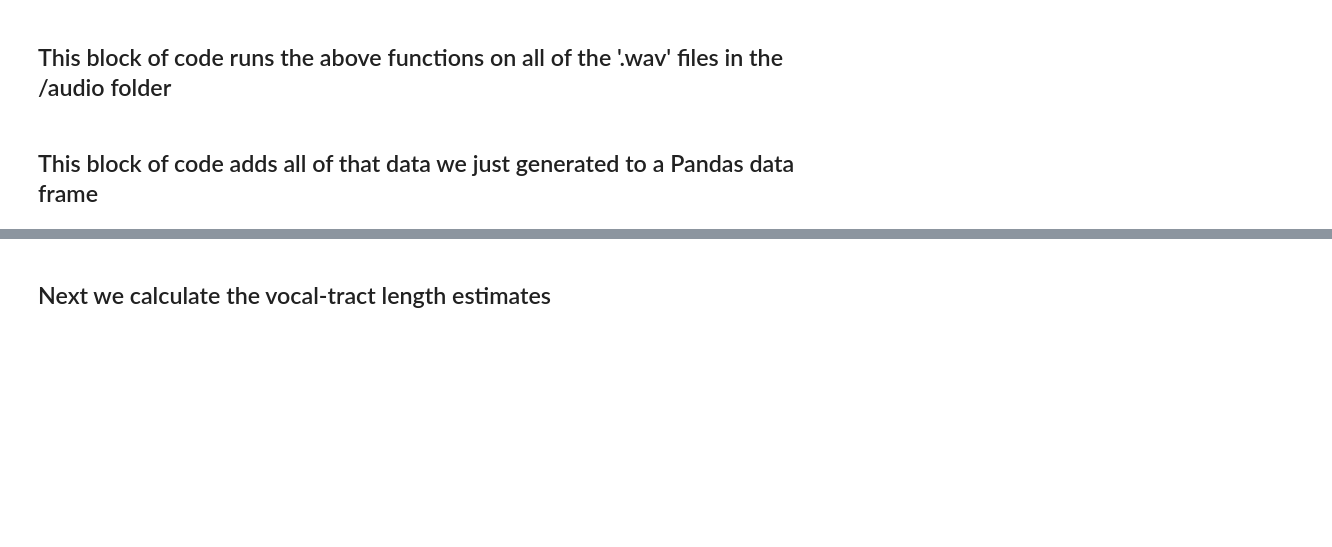
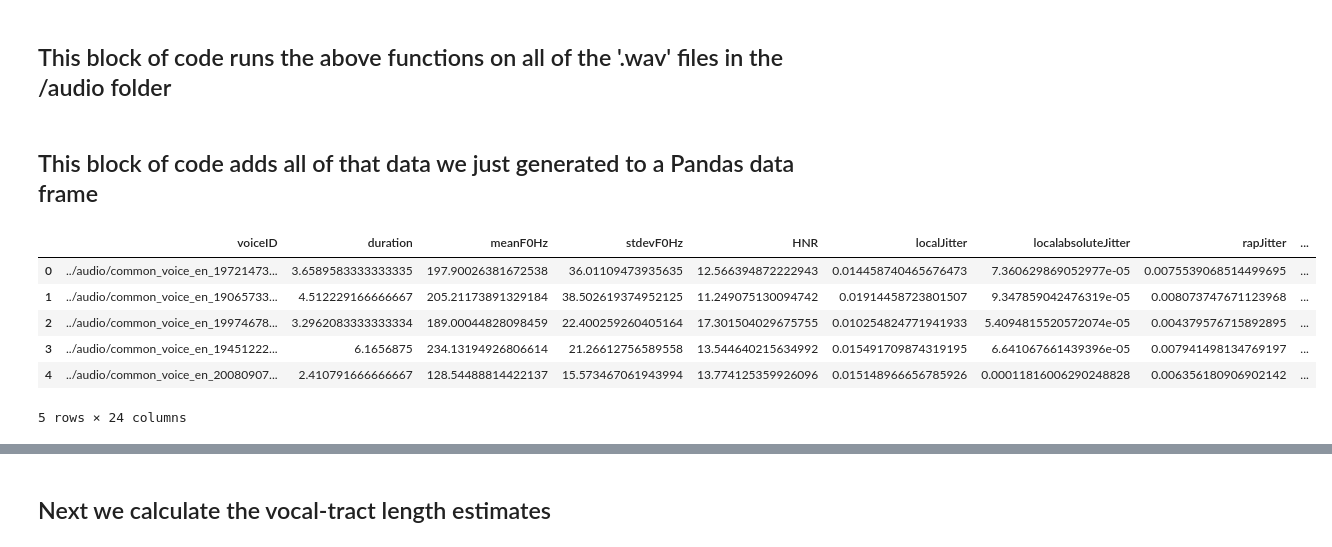
Before and after one commit to Karimgebril09/Speaker_gender_age_recognition, a Jupyter notebook: Notebooks/Measure Pitch, HNR, Jitter, Shimmer, and Formants.ipynb, the cells around one changed output, grey strips where cells are left out. Drawn from its saved outputs; the diff is of its cells as text; code cells hidden in the pictures; blank space fills up the shorter version.

```diff
--- a/Notebooks/Measure Pitch, HNR, Jitter, Shimmer, and Formants.ipynb
+++ b/Notebooks/Measure Pitch, HNR, Jitter, Shimmer, and Formants.ipynb
@@ -159,11 +208,20 @@ f2_median_list = []
 f3_median_list = []
 f4_median_list = []
 
+failed_to_load = 0
 # Go through all the wave files in the folder and measure all the acoustics
-for file_path in glob.glob("Data/*"):
-    audio, sr = librosa.load(file_path, sr=None, mono=True)
+for file_path in glob.glob("../audio/*"):
+    # audio, sr = librosa.load(file_path, sr=None, mono=True) if file_path[-3:] == 'wav' else load_mp3(file_path)
+    audio, sr = None, None
+    try:
+        audio, sr = librosa.load(file_path, sr=None, mono=True)
+    except:
+        failed_to_load += 1
+        continue
+
     audio = remove_silence(audio)
     audio = normalize(audio)
+    audio = nr.reduce_noise(y=audio, sr=sr)
 
     sound = parselmouth.Sound(audio, sampling_frequency=sr)
 
@@ -202,29 +260,34 @@ for file_path in glob.glob("Data/*"):
     f2_median_list.append(f2_median)
     f3_median_list.append(f3_median)
     f4_median_list.append(f4_median)
+
+print(f'Failed to load {failed_to_load} files')
 # %% [markdown]
 ## This block of code adds all of that data we just generated to a Pandas data frame
 # %%
 # Add the data to Pandas
 df = pd.DataFrame(np.column_stack([file_list, duration_list, mean_F0_list, sd_F0_list, hnr_list,
                                    localJitter_list, localabsoluteJitter_list, rapJitter_list,
                                    ppq5Jitter_list, ddpJitter_list, localShimmer_list,
                                    localdbShimmer_list, apq3Shimmer_list, aqpq5Shimmer_list,
                                    apq11Shimmer_list, ddaShimmer_list, f1_mean_list,
                                    f2_mean_list, f3_mean_list, f4_mean_list,
                                    f1_median_list, f2_median_list, f3_median_list,
                                    f4_median_list]),
                                    columns=['voiceID', 'duration', 'meanF0Hz', 'stdevF0Hz', 'HNR',
                                             'localJitter', 'localabsoluteJitter', 'rapJitter',
                                             'ppq5Jitter', 'ddpJitter', 'localShimmer',
                                             'localdbShimmer', 'apq3Shimmer', 'apq5Shimmer',
                                             'apq11Shimmer', 'ddaShimmer', 'f1_mean', 'f2_mean',
                                             'f3_mean', 'f4_mean', 'f1_median',
                                             'f2_median', 'f3_median', 'f4_median'])
 
-pcaData = runPCA(df) # Run jitter and shimmer PCA
-df = pd.concat([df, pcaData], axis=1) # Add PCA data
-# reload the data so it's all numbers
-df.to_csv("processed_results.csv", index=False)
-df = pd.read_csv('processed_results.csv', header=0)
-df.sort_values('voiceID').head(20)
+df.head()
+# %% [output]
+|  | voiceID | duration | meanF0Hz | stdevF0Hz | HNR | localJitter | localabsoluteJitter | rapJitter | ... |
+| 0 | ../audio/common_voice_en_19721473... | 3.6589583333333335 | 197.90026381672538 | 36.01109473935635 | 12.566394872222943 | 0.014458740465676473 | 7.360629869052977e-05 | 0.0075539068514499695 | ... |
+| 1 | ../audio/common_voice_en_19065733... | 4.512229166666667 | 205.21173891329184 | 38.502619374952125 | 11.249075130094742 | 0.01914458723801507 | 9.347859042476319e-05 | 0.008073747671123968 | ... |
+| 2 | ../audio/common_voice_en_19974678... | 3.2962083333333334 | 189.00044828098459 | 22.400259260405164 | 17.301504029675755 | 0.010254824771941933 | 5.4094815520572074e-05 | 0.004379576715892895 | ... |
+| 3 | ../audio/common_voice_en_19451222... | 6.1656875 | 234.13194926806614 | 21.26612756589558 | 13.544640215634992 | 0.015491709874319195 | 6.641067661439396e-05 | 0.007941498134769197 | ... |
+| 4 | ../audio/common_voice_en_20080907... | 2.410791666666667 | 128.54488814422137 | 15.573467061943994 | 13.774125359926096 | 0.015148966656785926 | 0.00011816006290248828 | 0.006356180906902142 | ... |
+5 rows × 24 columns
```
Also changed, not shown: parts of 11 cells of this notebook, 7 other files.
